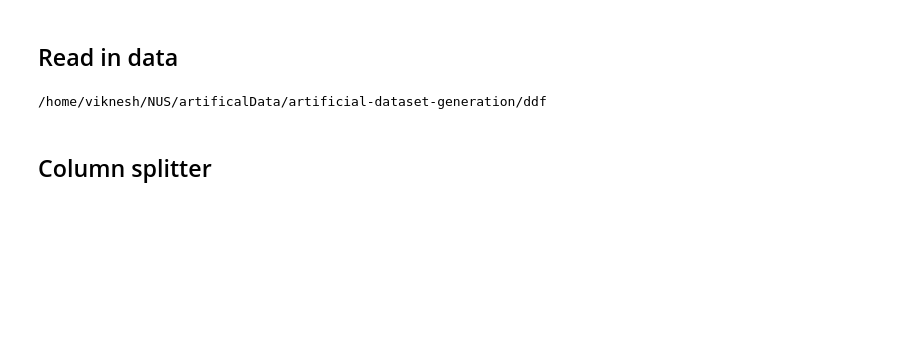
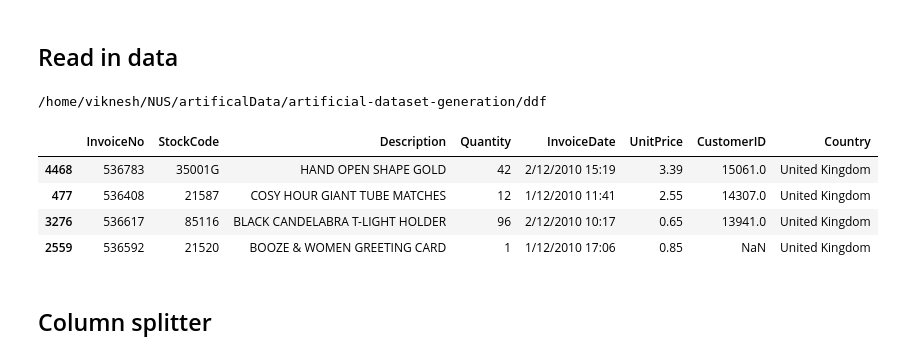
Before and after one commit to joeltanwr/DirtyDF, a Jupyter notebook: test_notebooks/testing_new_stainers.ipynb, the cells around one changed output. Cells and saved outputs as stored; diff of their text form; code cells hidden in the pictures; blank space fills up the shorter version.

```diff
--- a/test_notebooks/testing_new_stainers.ipynb
+++ b/test_notebooks/testing_new_stainers.ipynb
@@ -19,6 +19,13 @@ rng= default_rng()
 d1 = oo.sample(n=4)
 # %%
 d2 = oo.sample(n=4)
+d2
+# %% [output]
+|  | InvoiceNo | StockCode | Description | Quantity | InvoiceDate | UnitPrice | CustomerID | Country |
+| 4468 | 536783 | 35001G | HAND OPEN SHAPE GOLD | 42 | 2/12/2010 15:19 | 3.39 | 15061.0 | United Kingdom |
+| 477 | 536408 | 21587 | COSY HOUR GIANT TUBE MATCHES | 12 | 1/12/2010 11:41 | 2.55 | 14307.0 | United Kingdom |
+| 3276 | 536617 | 85116 | BLACK CANDELABRA T-LIGHT HOLDER | 96 | 2/12/2010 10:17 | 0.65 | 13941.0 | United Kingdom |
+| 2559 | 536592 | 21520 | BOOZE & WOMEN GREETING CARD | 1 | 1/12/2010 17:06 | 0.85 | NaN | United Kingdom |
 # %% [markdown]
 ## Column splitter
 # %%
```
Also changed, not shown: parts of 19 cells of this notebook.
